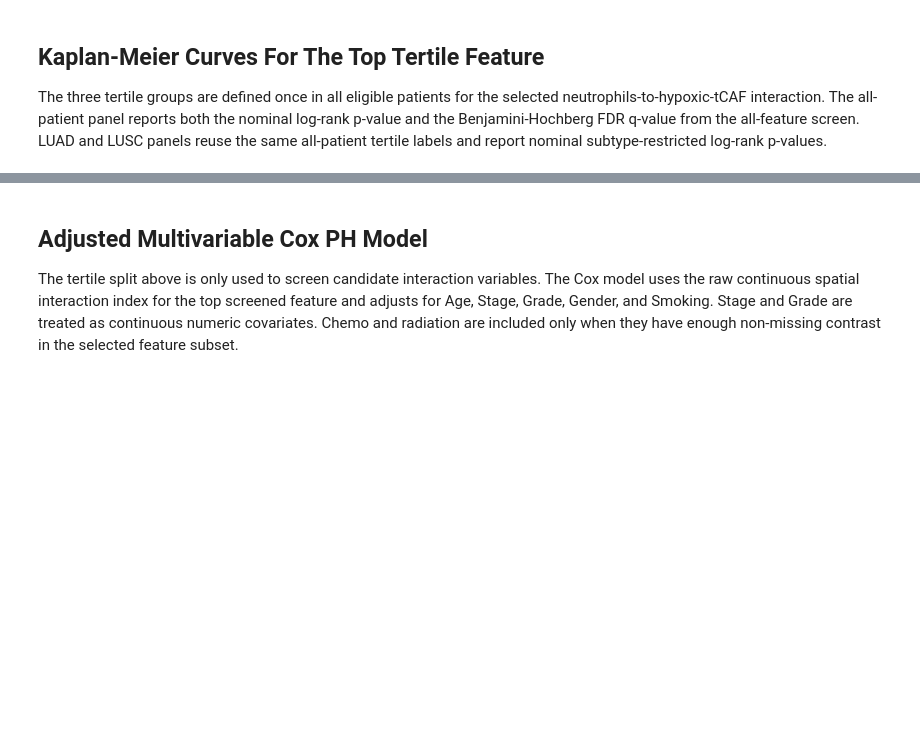
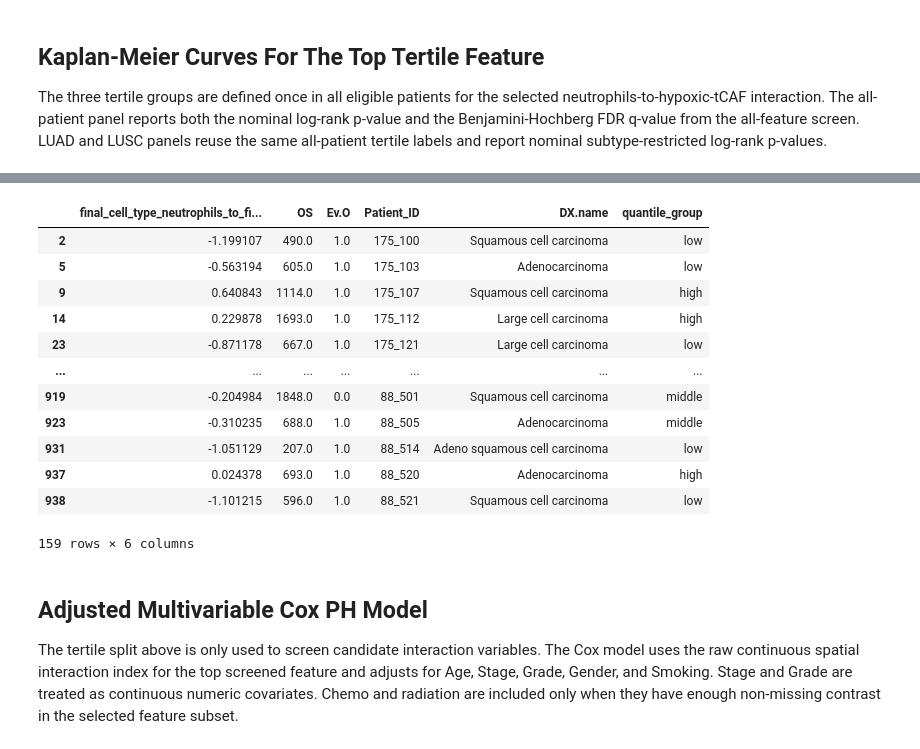
Before and after one commit to QBRC/multiTAP, a Jupyter notebook: notebooks/nsclc_spatial_quantile_survival.ipynb, the cells around one changed output, grey strips where cells are left out. Saved outputs shown, nothing was run; the diff lists cells and outputs as text; code cells hidden in the pictures; blank space fills up the shorter version.

Commit message:
Update quantile survival notebook

```diff
--- a/notebooks/nsclc_spatial_quantile_survival.ipynb
+++ b/notebooks/nsclc_spatial_quantile_survival.ipynb
@@ -473,6 +603,22 @@ All patients report the all-feature BH-FDR q-value; LUAD/LUSC p-values are nomin
 | 0 | All patients | All | final_cell_type_neutrophils_to_fi... | 159 | 53 | 53 | 53 | 48.0 | 37.0 | ... |
 | 1 | LUAD | Adenocarcinoma | final_cell_type_neutrophils_to_fi... | 71 | 21 | 27 | 23 | 19.0 | 21.0 | ... |
 | 2 | LUSC | Squamous cell carcinoma | final_cell_type_neutrophils_to_fi... | 74 | 25 | 23 | 26 | 22.0 | 13.0 | ... |
+# %%
+grouped_feature_df
+# %% [output]
+|  | final_cell_type_neutrophils_to_fi... | OS | Ev.O | Patient_ID | DX.name | quantile_group |
+| 2 | -1.199107 | 490.0 | 1.0 | 175_100 | Squamous cell carcinoma | low |
+| 5 | -0.563194 | 605.0 | 1.0 | 175_103 | Adenocarcinoma | low |
+| 9 | 0.640843 | 1114.0 | 1.0 | 175_107 | Squamous cell carcinoma | high |
+| 14 | 0.229878 | 1693.0 | 1.0 | 175_112 | Large cell carcinoma | high |
+| 23 | -0.871178 | 667.0 | 1.0 | 175_121 | Large cell carcinoma | low |
+| ... | ... | ... | ... | ... | ... | ... |
+| 919 | -0.204984 | 1848.0 | 0.0 | 88_501 | Squamous cell carcinoma | middle |
+| 923 | -0.310235 | 688.0 | 1.0 | 88_505 | Adenocarcinoma | middle |
+| 931 | -1.051129 | 207.0 | 1.0 | 88_514 | Adeno squamous cell carcinoma | low |
+| 937 | 0.024378 | 693.0 | 1.0 | 88_520 | Adenocarcinoma | high |
+| 938 | -1.101215 | 596.0 | 1.0 | 88_521 | Squamous cell carcinoma | low |
+159 rows × 6 columns
 # %% [markdown]
 ## Adjusted Multivariable Cox PH Model
 
```
Also changed, not shown: parts of 8 cells of this notebook.
